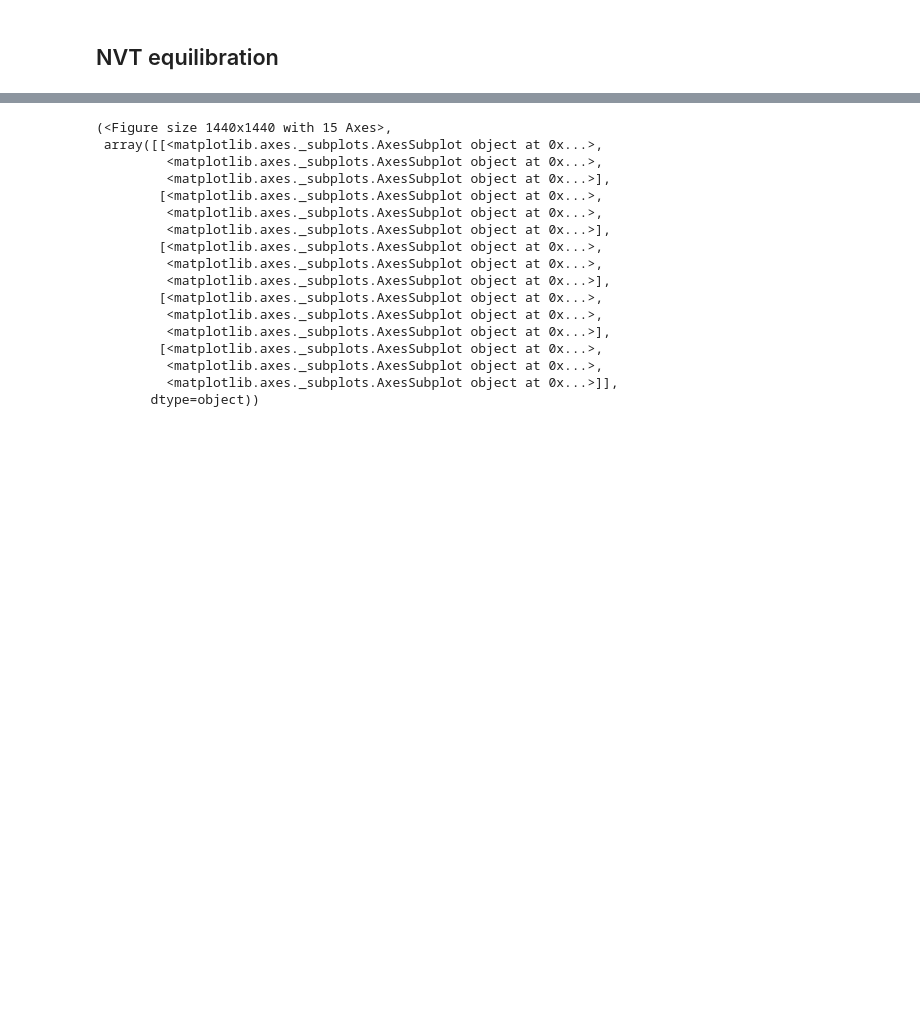
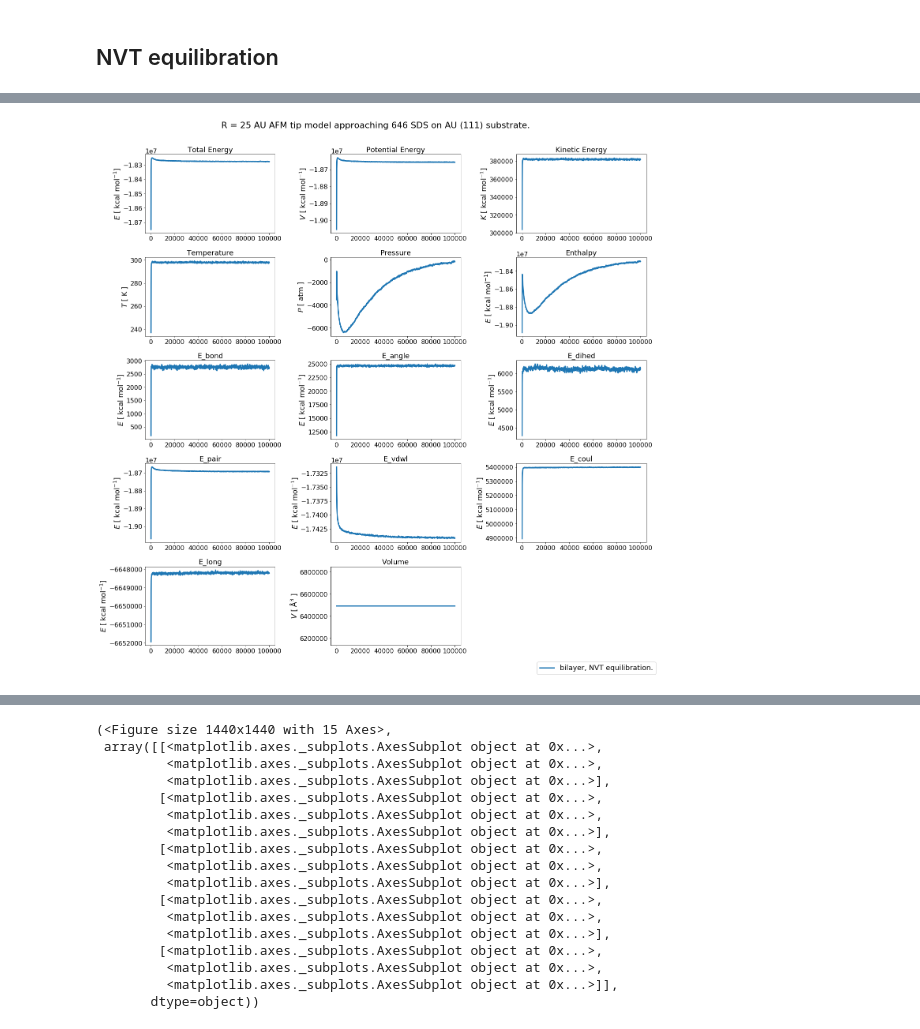
Before and after one commit to jotelha/jlhphd, a Jupyter notebook: ipynb/postp/20190612_afm_force_distance_curves_25Ang.ipynb, the cells around one changed output, grey strips where cells are left out. Drawn from its saved outputs; the diff is of its cells as text; code cells hidden in the pictures; blank space fills up the shorter version.

```diff
--- a/ipynb/postp/20190612_afm_force_distance_curves_25Ang.ipynb
+++ b/ipynb/postp/20190612_afm_force_distance_curves_25Ang.ipynb
@@ -361,6 +361,17 @@ for (cont,doc) in files:
     #df["distance"] = \
     #    doc["metadata"]["sb_in_dist"] + df.index * doc["metadata"]["constant_indenter_velocity"]
     thermoData.append({'title': title, 'legend': legend, 'data': df})
+# %%
+for i, d in enumerate(thermoData[0:1]):
+    if i == 0:
+        fig, ax = plotThermo(d["data"],
+                     legend =d["legend"],
+                     title  =d["title"])
+    else:
+        fig, ax = plotThermo(d["data"], axes=ax,
+                        legend=d["legend"])
+# %% [output]
+[figure, added]
 # %%
 for i, d in enumerate(thermoData):
     if i == 0:
```
Also changed, not shown: parts of 13 cells of this notebook, 8 other files.
